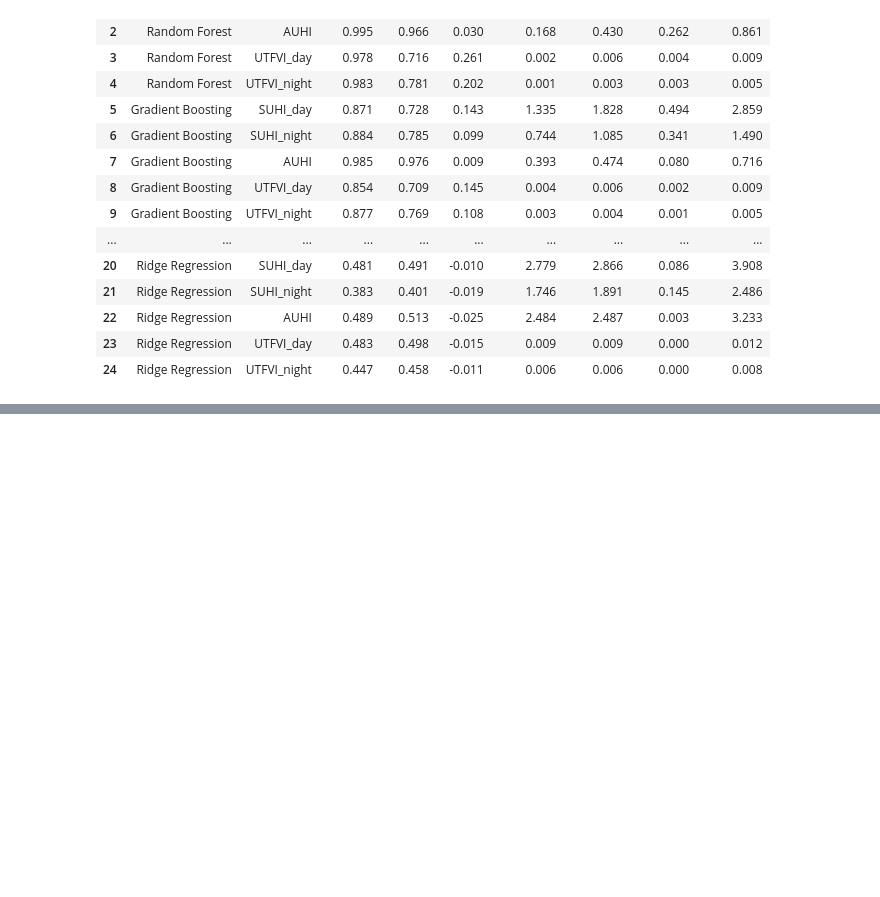
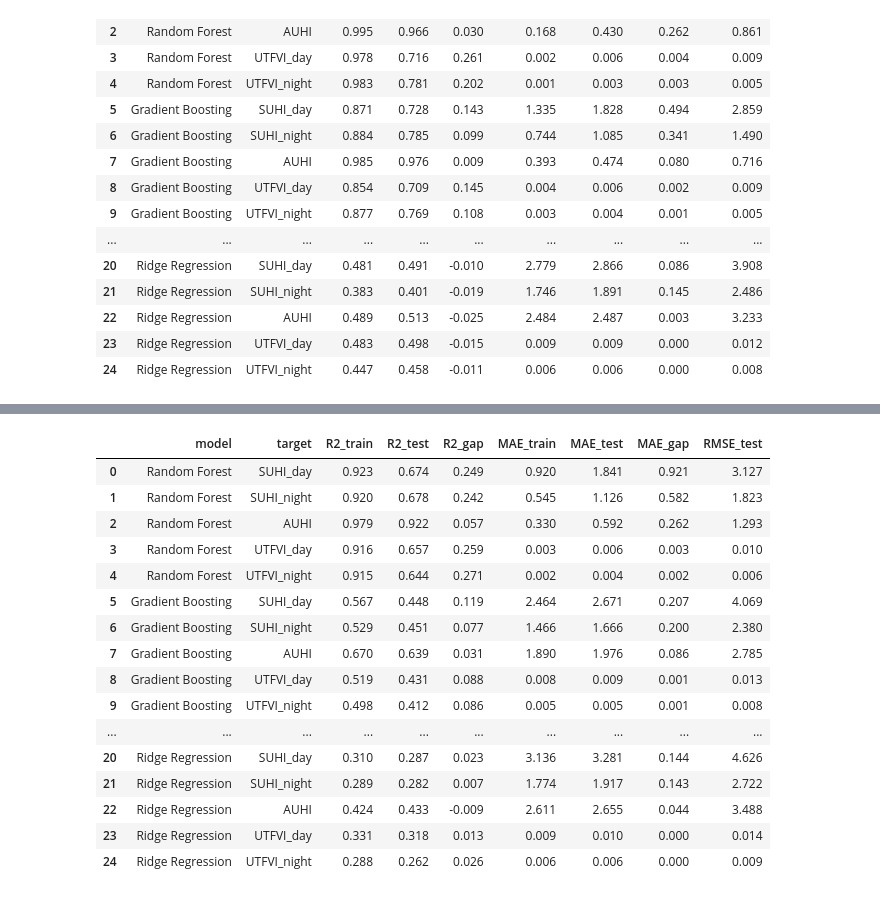
Before and after one commit to Peplinn/uhi-modelling, a Jupyter notebook: uhi-modelling.ipynb, the cells around one changed output, grey strips where cells are left out. Drawn from its saved outputs; the diff is of its cells as text; code cells hidden in the pictures; blank space fills up the shorter version.

```diff
--- a/uhi-modelling.ipynb
+++ b/uhi-modelling.ipynb
@@ -858,0 +1119,47 @@ display(df_results_utfvi)
+# %%
+tuned_results_nogeo = {}
+for name, model in tuned_models_nogeo.items():
+    y_pred_train_nogeo = model.predict(X_train_nogeo)
+    y_pred_test_nogeo = model.predict(X_test_nogeo)
+    model_results_nogeo = {}
+    for i, target in enumerate(targets_utfvi):
+        r2_train = r2_score(y_train_nogeo.iloc[:, i], y_pred_train_nogeo[:, i])
+        r2_test = r2_score(y_test_nogeo.iloc[:, i], y_pred_test_nogeo[:, i])
+        mae_train = mean_absolute_error(y_train_nogeo.iloc[:, i], y_pred_train_nogeo[:, i])
+        mae_test = mean_absolute_error(y_test_nogeo.iloc[:, i], y_pred_test_nogeo[:, i])
+        rmse_test = np.sqrt(mean_squared_error(y_test_nogeo.iloc[:, i], y_pred_test_nogeo[:, i]))
+        model_results_nogeo[target] = {  # fixed
+            "R2_train": round(r2_train, 3),
+            "R2_test": round(r2_test, 3),
+            "R2_gap": round(r2_train - r2_test, 3),
+            "MAE_train": round(mae_train, 3),
+            "MAE_test": round(mae_test, 3),
+            "MAE_gap": round(mae_test - mae_train, 3),
+            "RMSE_test": round(rmse_test, 3)
+        }
+    tuned_results_nogeo[name] = model_results_nogeo  # fixed
+
+df_results_nogeo = pd.DataFrame([
+    {"model": model, "target": target, **metrics}
+    for model, targets_dict in tuned_results_nogeo.items()
+    for target, metrics in targets_dict.items()
+])
+display(df_results_nogeo)
+# %% [output]
+|  | model | target | R2_train | R2_test | R2_gap | MAE_train | MAE_test | MAE_gap | RMSE_test |
+| 0 | Random Forest | SUHI_day | 0.923 | 0.674 | 0.249 | 0.920 | 1.841 | 0.921 | 3.127 |
+| 1 | Random Forest | SUHI_night | 0.920 | 0.678 | 0.242 | 0.545 | 1.126 | 0.582 | 1.823 |
+| 2 | Random Forest | AUHI | 0.979 | 0.922 | 0.057 | 0.330 | 0.592 | 0.262 | 1.293 |
+| 3 | Random Forest | UTFVI_day | 0.916 | 0.657 | 0.259 | 0.003 | 0.006 | 0.003 | 0.010 |
+| 4 | Random Forest | UTFVI_night | 0.915 | 0.644 | 0.271 | 0.002 | 0.004 | 0.002 | 0.006 |
+| 5 | Gradient Boosting | SUHI_day | 0.567 | 0.448 | 0.119 | 2.464 | 2.671 | 0.207 | 4.069 |
+| 6 | Gradient Boosting | SUHI_night | 0.529 | 0.451 | 0.077 | 1.466 | 1.666 | 0.200 | 2.380 |
+| 7 | Gradient Boosting | AUHI | 0.670 | 0.639 | 0.031 | 1.890 | 1.976 | 0.086 | 2.785 |
+| 8 | Gradient Boosting | UTFVI_day | 0.519 | 0.431 | 0.088 | 0.008 | 0.009 | 0.001 | 0.013 |
+| 9 | Gradient Boosting | UTFVI_night | 0.498 | 0.412 | 0.086 | 0.005 | 0.005 | 0.001 | 0.008 |
+| ... | ... | ... | ... | ... | ... | ... | ... | ... | ... |
+| 20 | Ridge Regression | SUHI_day | 0.310 | 0.287 | 0.023 | 3.136 | 3.281 | 0.144 | 4.626 |
+| 21 | Ridge Regression | SUHI_night | 0.289 | 0.282 | 0.007 | 1.774 | 1.917 | 0.143 | 2.722 |
+| 22 | Ridge Regression | AUHI | 0.424 | 0.433 | -0.009 | 2.611 | 2.655 | 0.044 | 3.488 |
+| 23 | Ridge Regression | UTFVI_day | 0.331 | 0.318 | 0.013 | 0.009 | 0.010 | 0.000 | 0.014 |
+| 24 | Ridge Regression | UTFVI_night | 0.288 | 0.262 | 0.026 | 0.006 | 0.006 | 0.000 | 0.009 |
```
Also changed, not shown: parts of 12 cells of this notebook, 10 other files.
